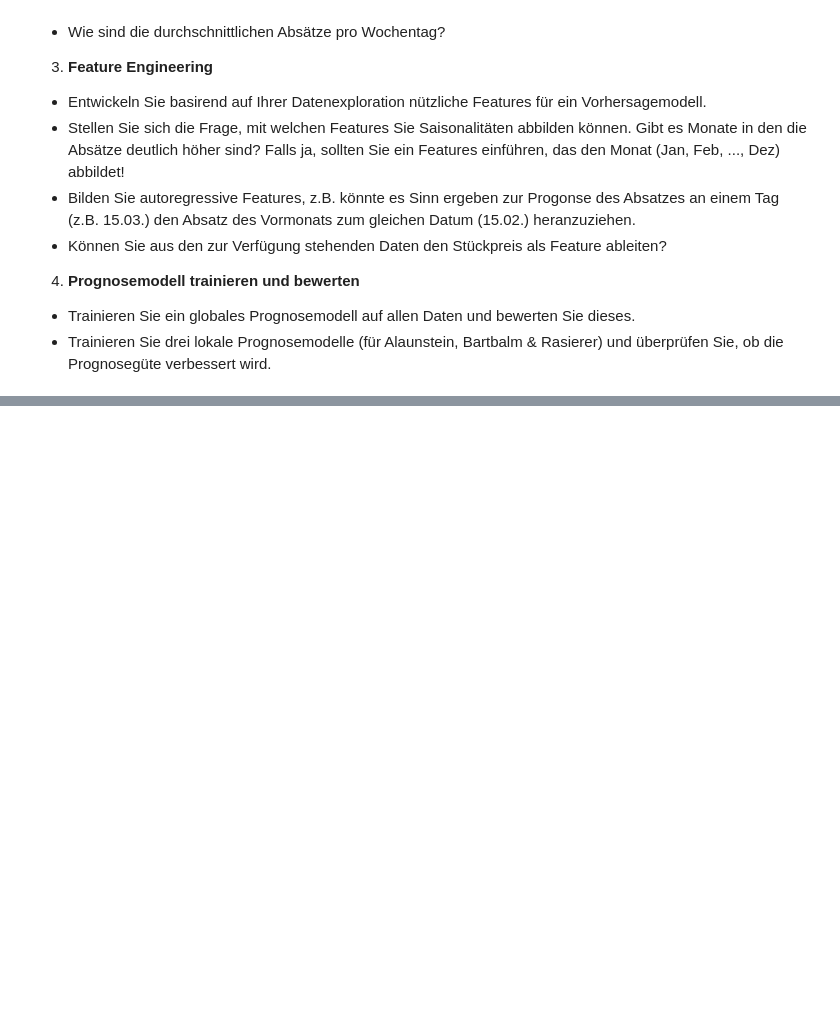
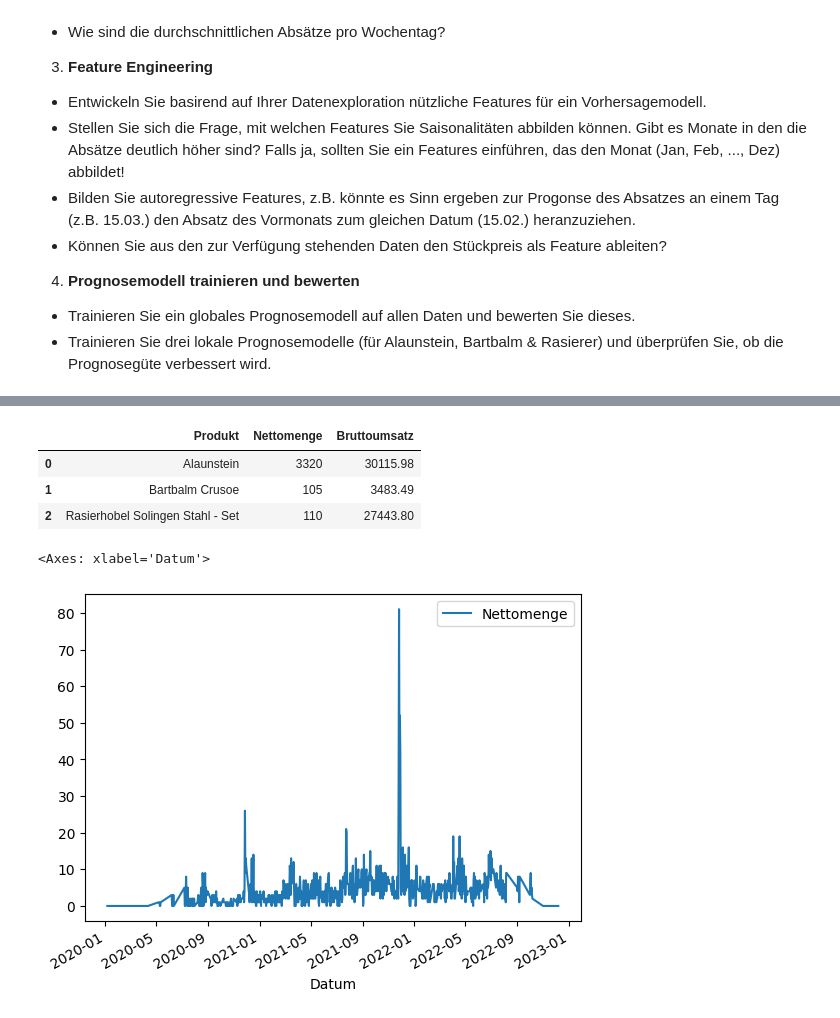
Before and after one commit to AlexKressner/Business_Intelligence, a Jupyter notebook: ML_Fallstudie_Online_Barber_Shop.ipynb, the cells around one changed output, grey strips where cells are left out. Cells and saved outputs as stored; diff of their text form; code cells hidden in the pictures; blank space fills up the shorter version.

```diff
--- a/ML_Fallstudie_Online_Barber_Shop.ipynb
+++ b/ML_Fallstudie_Online_Barber_Shop.ipynb
@@ -24,0 +42,2 @@ Die Struktur Ihres Notebooks sollte dabei wie folgt aussehen und u.a. die folgen
+# %%
+data = pd.read_csv("Business_Intelligence/Daten/Barber/barber_shopify_data.csv", sep=";", parse_dates=["Datum"], decimal=",")
@@ -24,0 +58,2 @@ Die Struktur Ihres Notebooks sollte dabei wie folgt aussehen und u.a. die folgen
+# %%
+data = data.groupby(["Datum","Produkt"], sort=False)[["Nettomenge","Bruttoumsatz"]].sum().reset_index()
@@ -24,0 +79,13 @@ Die Struktur Ihres Notebooks sollte dabei wie folgt aussehen und u.a. die folgen
+# %%
+data.groupby("Produkt")[["Nettomenge","Bruttoumsatz"]].sum().reset_index()
+# %% [output]
+|  | Produkt | Nettomenge | Bruttoumsatz |
+| 0 | Alaunstein | 3320 | 30115.98 |
+| 1 | Bartbalm Crusoe | 105 | 3483.49 |
+| 2 | Rasierhobel Solingen Stahl - Set | 110 | 27443.80 |
+# %%
+# Tagesumsätze
+data[data["Produkt"]=="Alaunstein"].plot(kind="line", x="Datum", y="Nettomenge")
+# %% [output]
+<Axes: xlabel='Datum'>
+[figure, added]
```
Also changed, not shown: parts of 37 cells of this notebook.
